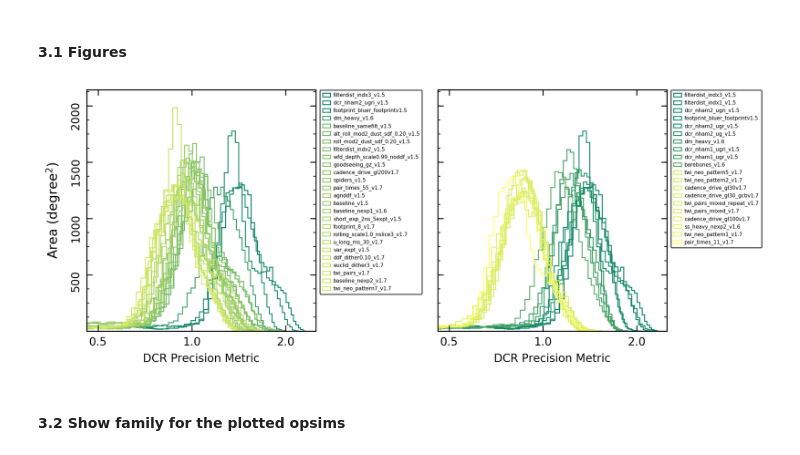
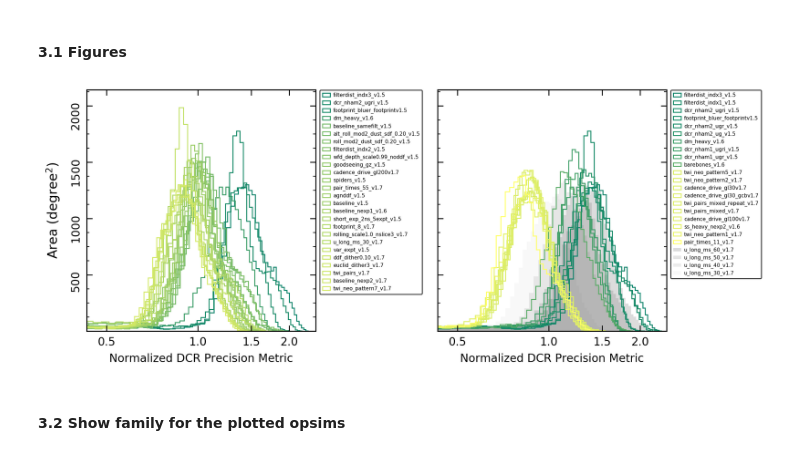
Before and after one commit to RichardsGroup/LSST_DCR, a Jupyter notebook: notebooks/03_Analyze_WFD.ipynb, the cells around one changed output. Drawn from its saved outputs; the diff is of its cells as text; code cells hidden in the pictures.

```diff
--- a/notebooks/03_Analyze_WFD.ipynb
+++ b/notebooks/03_Analyze_WFD.ipynb
@@ -449,14 +471,14 @@ for run in best_g_family.index:
 
 # tick & format
 ax1.set_xscale('log', basex=10)
-ax1.set_xbound(lower=0.46, upper=2.5)
+ax1.set_xbound(lower=0.43, upper=2.45)
 ax1.tick_params(top=True, right=True, which='both')
-ax1.xaxis.set_major_locator(plt.FixedLocator([0.5, 1, 2, 3.5]))
+ax1.xaxis.set_major_locator(plt.FixedLocator([.5, 1, 1.5, 2]))
 ax1.xaxis.set_major_formatter(plt.FormatStrFormatter('%.1f'))
 ax1.xaxis.set_minor_locator(plt.NullLocator())
 
 # label & legend
-ax1.set_xlabel('DCR Precision Metric', fontsize=12)
+ax1.set_xlabel('Normalized DCR Precision Metric', fontsize=12)
 ax1.legend(fontsize=5.5, bbox_to_anchor=(1, 1.015), edgecolor='k', loc=2, labelspacing=0.45)
 
 ax1.yaxis.set_major_locator(plt.FixedLocator(np.array([500, 1000, 1500, 2000])/(54.967783/60)**2))
@@ -489,38 +511,57 @@ for run in summary_df_all.index[-10:]:
     # match keys
     keys = [*final_bundleDicts[run].keys()]
     metricKey = [elem for elem in keys if elem[1] == 'DCR_22_g'][0]
 
     # need to mask the pixels that have no available data
     mask = final_bundleDicts[run][metricKey].metricValues.mask
     data = final_bundleDicts[run][metricKey].metricValues.data[~mask]
     data = data[~(np.isnan(data) | np.isinf(data))]
 
     c = mpl.cm.summer(gNormAll(summary_df_all.loc[run, 'DCR_22_g_Median']))
     ax2.hist(norm_metric_g/data, bins=bins, histtype='step', color=c,
              density=density, label=f"{run[:run.find('v1.')+4]}")
 
 
+# plot u_long in u band
+u_long_summary = summary_df_all[summary_df_all.family == 'u_long']
+u_medians = norm_metric_u/u_long_summary.loc[:, 'DCR_22.15_u_Median'].values
+alpha_norm = mpl.colors.Normalize(vmin = u_medians.min()-0.1, vmax=u_medians.max()+0.05)
+for run in u_long_summary.index[::-1]:
+
+    # match keys
+    keys = [*final_bundleDicts[run].keys()]
+    metricKey = [elem for elem in keys if elem[1] == 'DCR_22.15_u'][0]
+
+    # need to mask the pixels that have no available data
+    mask = final_bundleDicts[run][metricKey].metricValues.mask
+    data = final_bundleDicts[run][metricKey].metricValues.data[~mask]
+    data = data[~(np.isnan(data) | np.isinf(data))]
+
+
+    alpha = 0.15*alpha_norm(norm_metric_u/u_long_summary.loc[run, 'DCR_22.15_u_Median'])
+    ax2.hist(norm_metric_u/data, bins=bins, histtype='stepfilled', color='k', alpha=alpha, zorder=0,
+             density=density, label=f"{run[:run.find('v1.')+4]}", linewidth=1)
+
 # tick & format
 ax2.set_xscale('log', basex=10)
-ax2.set_xbound(lower=0.46, upper=2.5)
+ax2.set_xbound(lower=0.43, upper=2.45)
 ax2.tick_params(top=True, right=True, which='both')
-ax2.xaxis.set_major_locator(plt.FixedLocator([.5, 1, 2]))
+ax2.xaxis.set_major_locator(plt.FixedLocator([.5, 1, 1.5, 2]))
 ax2.xaxis.set_major_formatter(plt.FormatStrFormatter('%.1f'))
 ax2.xaxis.set_minor_locator(plt.NullLocator())
 
 # label & legend
-ax2.set_xlabel('DCR Precision Metric', fontsize=12)
+ax2.set_xlabel('Normalized DCR Precision Metric', fontsize=12)
 ax2.legend(fontsize=5.5, bbox_to_anchor=(1.0, 1.015), edgecolor='k', loc=2, labelspacing=0.45)
 
 # make ax2 has same y lime as ax1
 ax2.set_ylim(ax1_y_lim)
 ax2.yaxis.set_major_locator(plt.FixedLocator(np.array([500, 1000, 1500, 2000])/(54.967783/60)**2))
 _ = ax2.set_yticklabels("")
-# ax2.set_title('Best 10 and Worst 10')
 
 # plt.savefig('dcr_cad_note_wfd.pdf')
 # %% [output]
-[figure, old version]
+[figure, new version]
 # %% [markdown]
 #### 3.2 Show family for the plotted opsims
 # %% [markdown]
```
Also changed, not shown: parts of 6 cells of this notebook, 2 other files.
